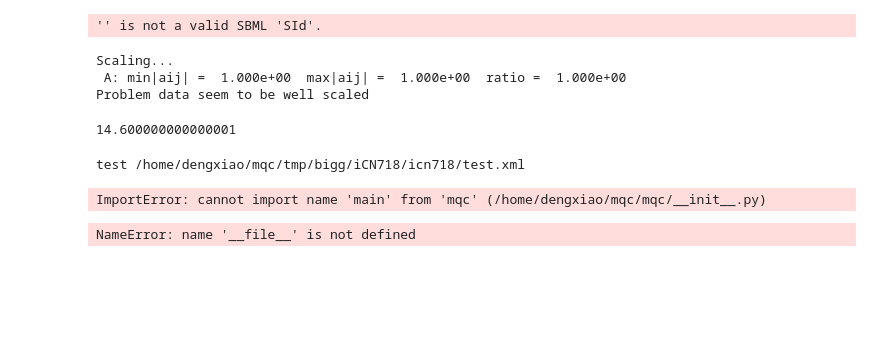
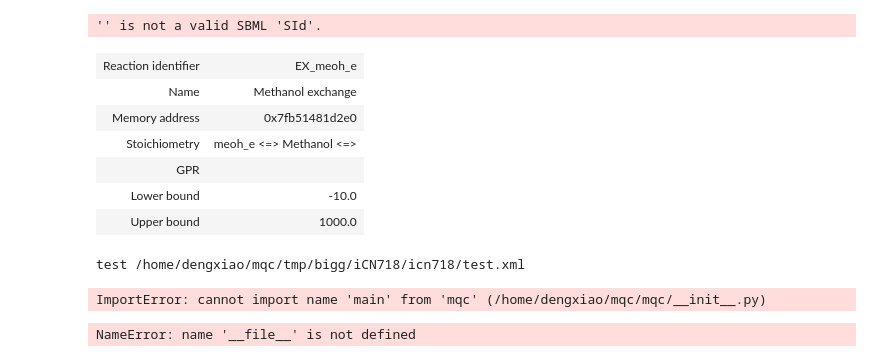
Before and after one commit to dengxiao01/MQC, a Jupyter notebook: test.ipynb, the cells around one changed output. Drawn from its saved outputs; the diff is of its cells as text; code cells hidden in the pictures; blank space fills up the shorter version.

```diff
--- a/test.ipynb
+++ b/test.ipynb
@@ -7,18 +5,25 @@ The history saving thread hit an unexpected error (DatabaseError('database disk
 # %%
 # model = cobra.io.read_sbml_model("/home/dengxiao/mqc/mqc/local_test_data/other/质控实验室yuan3.xml")
-model = cobra.io.read_sbml_model("/home/dengxiao/mqc/mqc/local_test_data/GCF_modelseed/GCA_000007725.1modelseed.xml")
-# model = cobra.io.load_matlab_model("/home/dengxiao/mqc/mqc/local_test_data/other/modelspoth_20230922_cobra.mat")
+model = cobra.io.read_sbml_model("/home/dengxiao/mqc/mqc/local_test_data/other/jiachun_xiugaiban.xml")
+# model2 = cobra.io.load_json_model("/home/dengxiao/mqc/tmp/other/iCac802_norm2_new/COBRAModel.json")
+# model3 = cobra.io.read_sbml_model("/home/dengxiao/mqc/tmp/CARVEME_COMMEN/Acholeplasma_palmae_J233/Acholeplasma_palmae_J233_xml.xml")
 # model2 = cobra.io.read_sbml_model('/home/dengxiao/mqc/mqc/summary/general_library.xml')
 # model = cobra.io.read_sbml_model("/home/dengxiao/mqc/mqc/local_test_data/other/iYLI647.xml") # None + None --> None  ADD_CTPM None + None --> None + None + None
 # model = cobra.io.read_sbml_model("/home/dengxiao/mqc/mqc/local_test_data/other/20000draft_excel_xml.xml")
 # model3 = cobra.io.read_sbml_model("/home/dengxiao/mqc/mqc/local_test_data/other/mg1655_ModelSEED_faa.xml")
 # %% [output]
 '' is not a valid SBML 'SId'.
-Scaling...
- A: min|aij| =  1.000e+00  max|aij| =  1.000e+00  ratio =  1.000e+00
-Problem data seem to be well scaled
 # %%
-rxns = model.reactions.get_by_id('bio1_biomass')
-len(rxns.reactants)*0.2
+model.reactions.get_by_id('EX_meoh_e')
+# len(rxns.reactants)*0.2
+# model.slim_optimize(),model2.slim_optimize(),model3.slim_optimize()
+# model.slim_optimize()
+# model.metabolites.get_by_id('glc__D_e')
 # %% [output]
-14.600000000000001
+| Reaction identifier | EX_meoh_e |
+| Name | Methanol exchange |
+| Memory address | 0x7fb51481d2e0 |
+| Stoichiometry | meoh_e <=> Methanol <=> |
+| GPR |  |
+| Lower bound | -10.0 |
+| Upper bound | 1000.0 |
```
Also changed, not shown: parts of 2 cells of this notebook, 18 other files.
